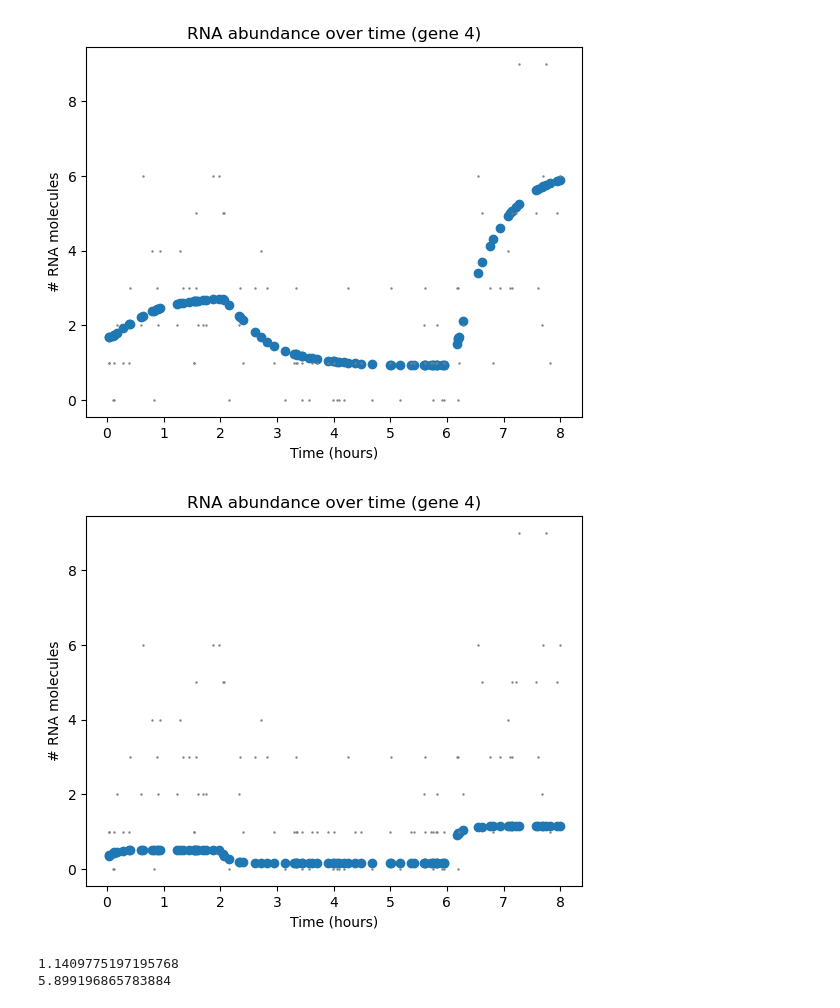
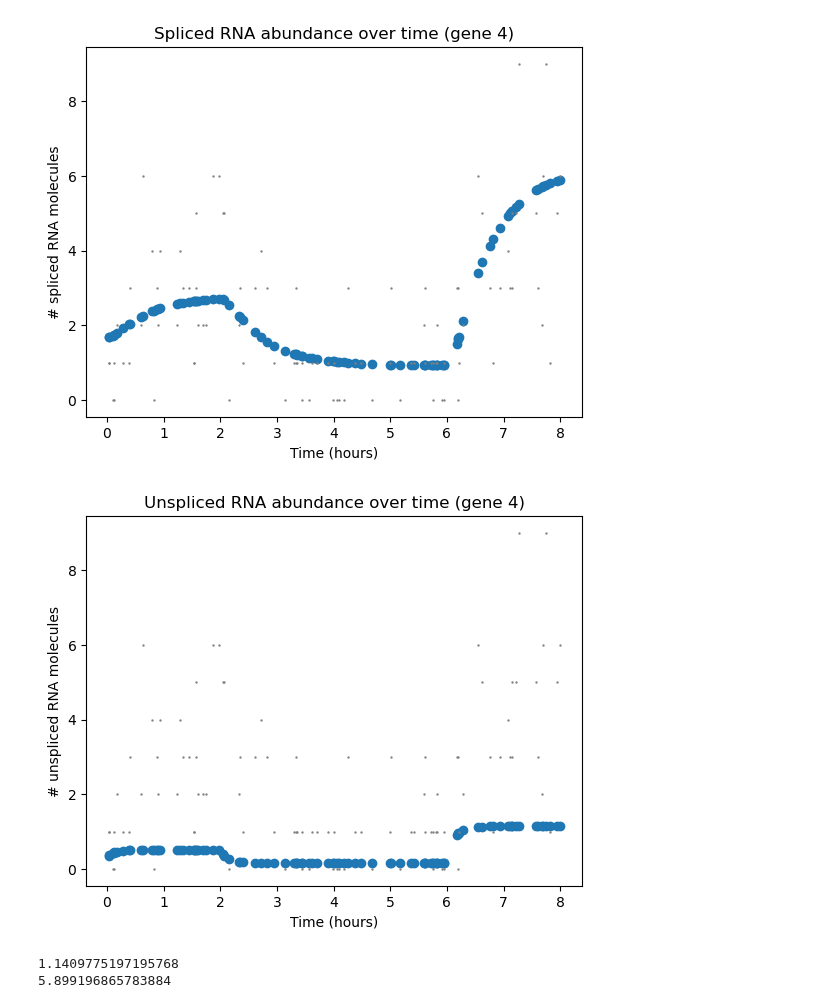
Before and after one commit to reliscu/chronocell_janssens_2025_preprint, a Jupyter notebook: testing_RNA_history_code.ipynb, the cells around one changed output. Drawn from its saved outputs; the diff is of its cells as text; code cells hidden in the pictures.

```diff
--- a/testing_RNA_history_code.ipynb
+++ b/testing_RNA_history_code.ipynb
@@ -52,19 +52,19 @@ plt.scatter(true_t, Y[:, gene_idx, 1])
 plt.scatter(true_t, Y_observed[:, gene_idx, 1], s=.5, color="gray")
 
 plt.xlabel("Time (hours)");
-plt.ylabel("# RNA molecules")
-plt.title(f"RNA abundance over time (gene {gene_idx})");
+plt.ylabel("# spliced RNA molecules")
+plt.title(f"Spliced RNA abundance over time (gene {gene_idx})");
 # %% [output]
-[figure, old version]
+[figure, new version]
 # %%
 plt.scatter(true_t, Y[:, gene_idx, 0])
 plt.scatter(true_t, Y_observed[:, gene_idx, 1], s=.5, color="gray")
 
 plt.xlabel("Time (hours)");
-plt.ylabel("# RNA molecules")
-plt.title(f"RNA abundance over time (gene {gene_idx})");
+plt.ylabel("# unspliced RNA molecules")
+plt.title(f"Unspliced RNA abundance over time (gene {gene_idx})");
 # %% [output]
-[figure, old version]
+[figure, new version]
 # %%
 cell_idx = np.argmax(true_t)
 
```
Also changed, not shown: parts of 22 cells of this notebook.
